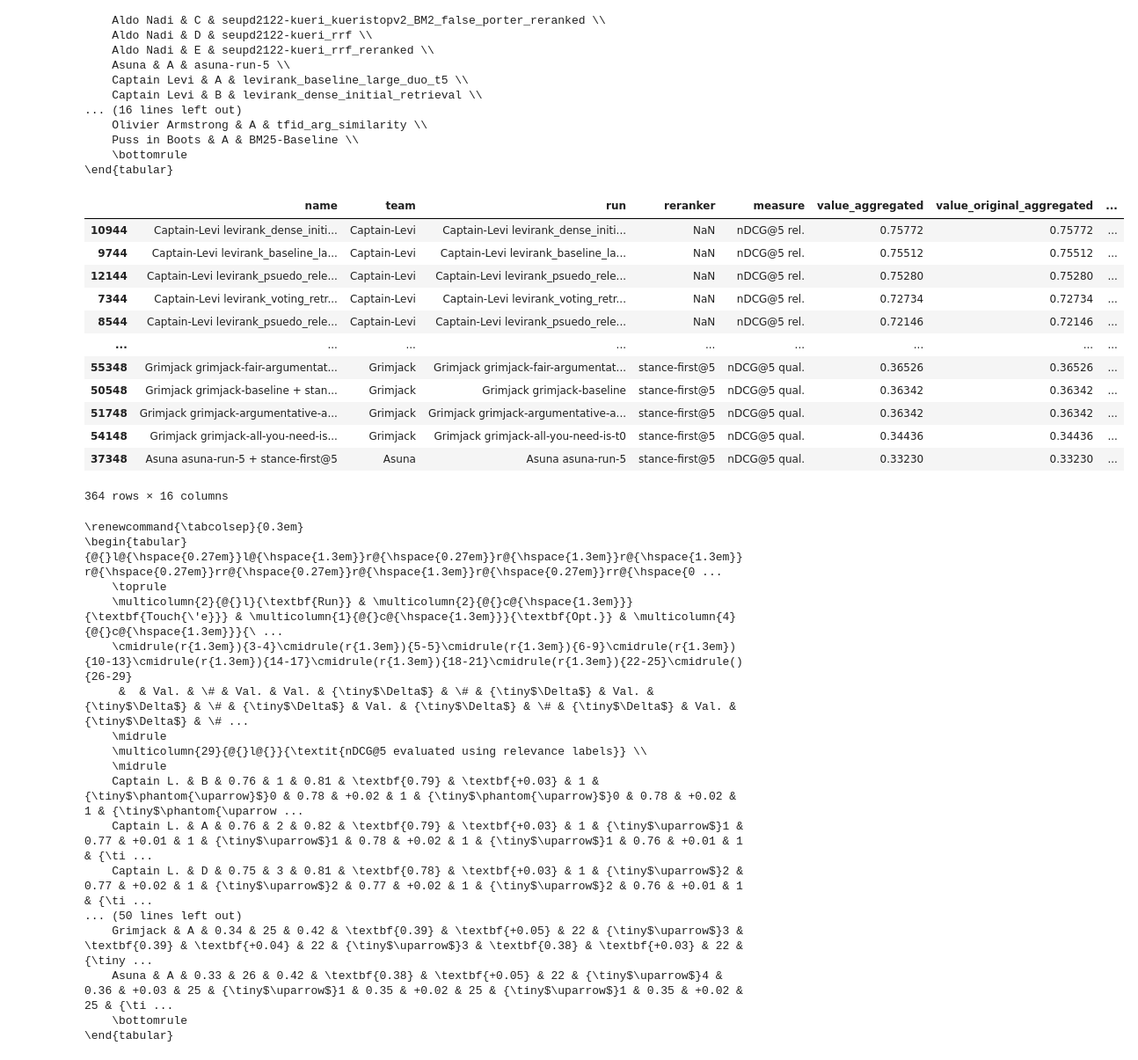
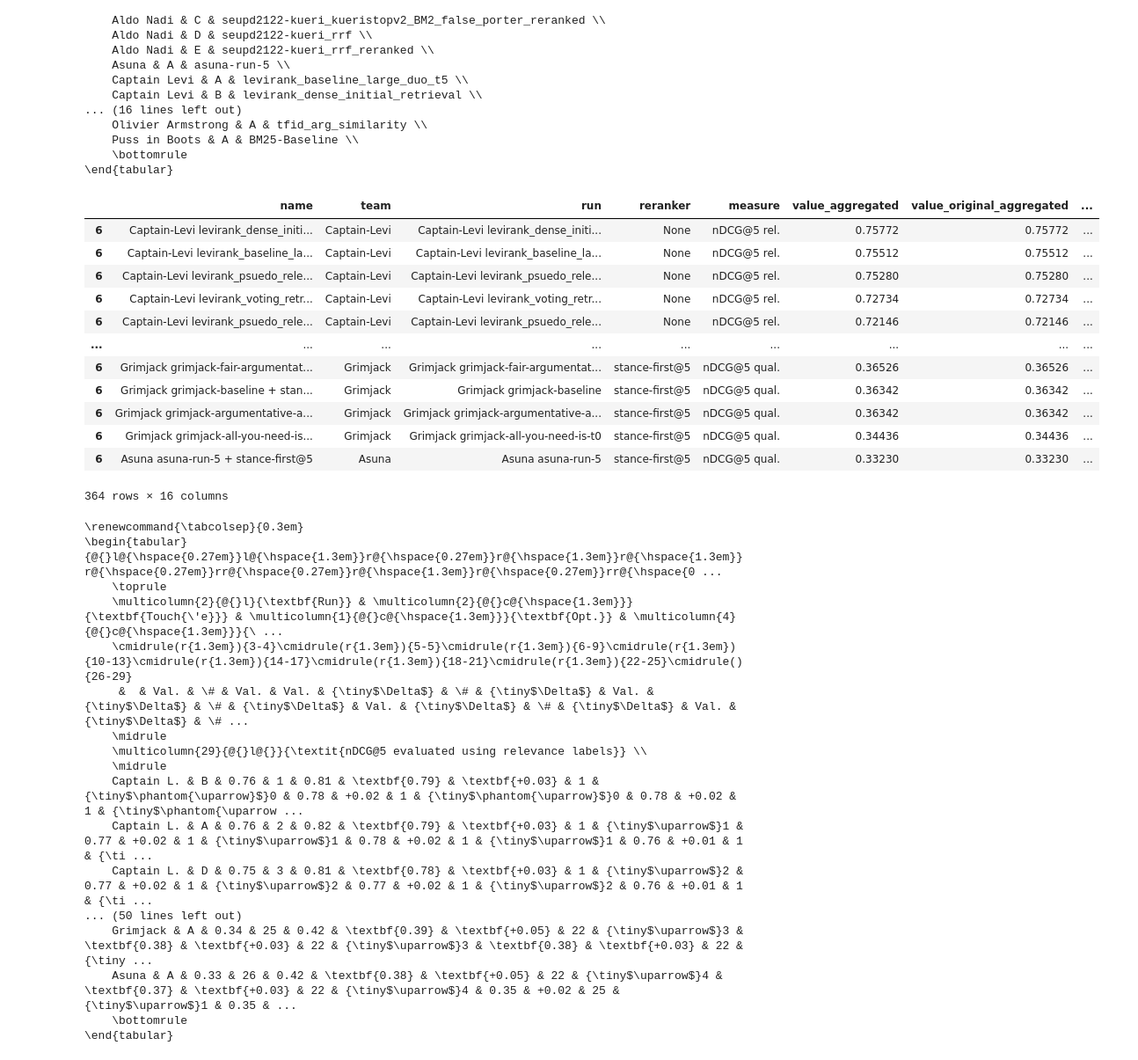
Before and after one commit to webis-de/argmining23-stance-aware-re-ranking, a Jupyter notebook: notebooks/evaluation_reranking.ipynb, the cells around one changed output. Shown at 88% size. Cells and saved outputs as stored; diff of their text form; code cells hidden in the pictures.

```diff
--- a/notebooks/evaluation_reranking.ipynb
+++ b/notebooks/evaluation_reranking.ipynb
@@ -33,7 +32,7 @@ def target_f1(name: str) -> float:
 df: DataFrame = read_csv("../data/metrics-reranking.csv")
 
 # Remove duplicate runs.
-df = df.groupby(["name", "qid"], dropna=False, sort=False).aggregate("first").reset_index()
+# df = df.groupby(["name", "qid"], dropna=False, sort=False).aggregate("first").reset_index()
 
 # Pivot measures into column values.
 df = concat([
@@ -84,12 +83,16 @@ df = df.merge(
     suffixes=("", "_optimal_quality"),
 )
 # df = df[df["reranker"] != "optimal-quality@5"]
-df.loc[df["measure"] == "nDCG@5 rel.", "value_optimal"] = df.loc[df["measure"] == "nDCG@5 rel.", "value_optimal_relevance"]
-df.loc[df["measure"] == "nDCG@5 rel.", "value_optimal_aggregated"] = df.loc[df["measure"] == "nDCG@5 rel.", "value_aggregated_optimal_relevance"]
+df.loc[df["measure"] == "nDCG@5 rel.", "value_optimal"] = df.loc[
+    df["measure"] == "nDCG@5 rel.", "value_optimal_relevance"]
+df.loc[df["measure"] == "nDCG@5 rel.", "value_optimal_aggregated"] = df.loc[
+    df["measure"] == "nDCG@5 rel.", "value_aggregated_optimal_relevance"]
 del df["value_optimal_relevance"]
 del df["value_aggregated_optimal_relevance"]
-df.loc[df["measure"] == "nDCG@5 qual.", "value_optimal"] = df.loc[df["measure"] == "nDCG@5 qual.", "value_optimal_quality"]
-df.loc[df["measure"] == "nDCG@5 qual.", "value_optimal_aggregated"] = df.loc[df["measure"] == "nDCG@5 qual.", "value_aggregated_optimal_quality"]
+df.loc[df["measure"] == "nDCG@5 qual.", "value_optimal"] = df.loc[
+    df["measure"] == "nDCG@5 qual.", "value_optimal_quality"]
+df.loc[df["measure"] == "nDCG@5 qual.", "value_optimal_aggregated"] = df.loc[
+    df["measure"] == "nDCG@5 qual.", "value_aggregated_optimal_quality"]
 del df["value_optimal_quality"]
 del df["value_aggregated_optimal_quality"]
 df
@@ -202,7 +205,7 @@ rerankers_table = {
     "gpt3-tsv + stance-first@5": r"GPT-3~{\tiny(\fone=\,0.49)}",
     "google/flan-t5-base@5 + stance-first@5": r"Flan-T5~{\tiny(\fone=\,0.39)}",
     "roberta-csv + stance-first@5": r"\kern-0.25em RoBERTa~{\tiny(\fone=\,0.34)}\kern-0.25em",
-    "stance-first@5": r"Orig.~{\tiny(\fone<\,0.36)}",
+    "stance-first@5": r"Orig.~{\tiny(\fone<\,0.32)}",
 }
 correction_n = len(rerankers_table) + 1
 
@@ -229,7 +232,14 @@ def table_row(df: DataFrame, measure_name: str, run: str, reranker: str) -> Seri
     else:
         df_reranked = df_reranked[df_reranked["reranker"] == reranker]
 
-    df_originals = df[df["reranker"].isna()].sort_values("run").sort_values("value_aggregated", ascending=not measure["maximize"])
+    df_reranked = df_reranked.groupby("qid", dropna=False, sort=False).aggregate({
+        column: "mean" if column.startswith("value") else "first"
+        for column in df_reranked.columns
+        if column != "qid"
+    }).reset_index()
+
+    df_originals = df[df["reranker"].isna()].sort_values("run").sort_values("value_aggregated",
+                                                                            ascending=not measure["maximize"])
     run_ranks_original = {run: i + 1 for i, run in enumerate(df_originals["run"].unique())}
     run_rank_original = run_ranks_original[run]
     df_leaderboard = concat([
@@ -260,44 +270,44 @@ def table_row(df: DataFrame, measure_name: str, run: str, reranker: str) -> Seri
         "value_aggregated", "value_original_aggregated", "value_optimal_aggregated"
     ]].iloc[0]
     res["run_rank"] = run_rank
     res["run_rank_original"] = run_rank_original
     res["reranker_index"] = reranker_index[reranker]
     res["p_value"] = stats["p-val"].iloc[0]
     res["p_value_corrected"] = stats["p-val"].iloc[0] * correction_n
     res["ci95_low"] = stats["CI95%"].iloc[0][0]
     res["ci95_high"] = stats["CI95%"].iloc[0][1]
     res["cohen_d"] = stats["cohen-d"].iloc[0]
     return res
 
 
 df_table = DataFrame([
     table_row(
         df_table_measure,
         measure,
         run,
         reranker,
     )
     for reranker in rerankers_table.keys()
     for measure, df_table_measure in df_table.groupby("measure", dropna=False, sort=False)
     for run in df_table["run"].unique()
 ])
 
 df_table.sort_values(["measure", "reranker_index", "run_rank"], ascending=[False, True, True], inplace=True)
 
 df_table
 # %% [output]
 |  | name | team | run | reranker | measure | value_aggregated | value_original_aggregated | ... |
-| 10944 | Captain-Levi levirank_dense_initi... | Captain-Levi | Captain-Levi levirank_dense_initi... | NaN | nDCG@5 rel. | 0.75772 | 0.75772 | ... |
-| 9744 | Captain-Levi levirank_baseline_la... | Captain-Levi | Captain-Levi levirank_baseline_la... | NaN | nDCG@5 rel. | 0.75512 | 0.75512 | ... |
-| 12144 | Captain-Levi levirank_psuedo_rele... | Captain-Levi | Captain-Levi levirank_psuedo_rele... | NaN | nDCG@5 rel. | 0.75280 | 0.75280 | ... |
-| 7344 | Captain-Levi levirank_voting_retr... | Captain-Levi | Captain-Levi levirank_voting_retr... | NaN | nDCG@5 rel. | 0.72734 | 0.72734 | ... |
-| 8544 | Captain-Levi levirank_psuedo_rele... | Captain-Levi | Captain-Levi levirank_psuedo_rele... | NaN | nDCG@5 rel. | 0.72146 | 0.72146 | ... |
+| 6 | Captain-Levi levirank_dense_initi... | Captain-Levi | Captain-Levi levirank_dense_initi... | None | nDCG@5 rel. | 0.75772 | 0.75772 | ... |
+| 6 | Captain-Levi levirank_baseline_la... | Captain-Levi | Captain-Levi levirank_baseline_la... | None | nDCG@5 rel. | 0.75512 | 0.75512 | ... |
+| 6 | Captain-Levi levirank_psuedo_rele... | Captain-Levi | Captain-Levi levirank_psuedo_rele... | None | nDCG@5 rel. | 0.75280 | 0.75280 | ... |
+| 6 | Captain-Levi levirank_voting_retr... | Captain-Levi | Captain-Levi levirank_voting_retr... | None | nDCG@5 rel. | 0.72734 | 0.72734 | ... |
+| 6 | Captain-Levi levirank_psuedo_rele... | Captain-Levi | Captain-Levi levirank_psuedo_rele... | None | nDCG@5 rel. | 0.72146 | 0.72146 | ... |
 | ... | ... | ... | ... | ... | ... | ... | ... | ... |
-| 55348 | Grimjack grimjack-fair-argumentat... | Grimjack | Grimjack grimjack-fair-argumentat... | stance-first@5 | nDCG@5 qual. | 0.36526 | 0.36526 | ... |
-| 50548 | Grimjack grimjack-baseline + stan... | Grimjack | Grimjack grimjack-baseline | stance-first@5 | nDCG@5 qual. | 0.36342 | 0.36342 | ... |
-| 51748 | Grimjack grimjack-argumentative-a... | Grimjack | Grimjack grimjack-argumentative-a... | stance-first@5 | nDCG@5 qual. | 0.36342 | 0.36342 | ... |
-| 54148 | Grimjack grimjack-all-you-need-is... | Grimjack | Grimjack grimjack-all-you-need-is-t0 | stance-first@5 | nDCG@5 qual. | 0.34436 | 0.34436 | ... |
-| 37348 | Asuna asuna-run-5 + stance-first@5 | Asuna | Asuna asuna-run-5 | stance-first@5 | nDCG@5 qual. | 0.33230 | 0.33230 | ... |
+| 6 | Grimjack grimjack-fair-argumentat... | Grimjack | Grimjack grimjack-fair-argumentat... | stance-first@5 | nDCG@5 qual. | 0.36526 | 0.36526 | ... |
+| 6 | Grimjack grimjack-baseline + stan... | Grimjack | Grimjack grimjack-baseline | stance-first@5 | nDCG@5 qual. | 0.36342 | 0.36342 | ... |
+| 6 | Grimjack grimjack-argumentative-a... | Grimjack | Grimjack grimjack-argumentative-a... | stance-first@5 | nDCG@5 qual. | 0.36342 | 0.36342 | ... |
+| 6 | Grimjack grimjack-all-you-need-is... | Grimjack | Grimjack grimjack-all-you-need-is-t0 | stance-first@5 | nDCG@5 qual. | 0.34436 | 0.34436 | ... |
+| 6 | Asuna asuna-run-5 + stance-first@5 | Asuna | Asuna asuna-run-5 | stance-first@5 | nDCG@5 qual. | 0.33230 | 0.33230 | ... |
 364 rows × 16 columns
 # %%
 extra_space_em = 1.3
@@ -400,7 +410,8 @@ for i, (measure_name, df_measure) in enumerate(df_table.groupby("measure", dropn
                 parts.append(f"{run_rank_original:.0f}")
                 parts.append(f"{value_optimal_aggregated:.2f}")
             else:
-                hidden = "Original" in rerankers_table[reranker] and df_reranker["team"].iloc[0] in ("Aldo-Nadi", "Captain-Tempesta")
+                hidden = "Original" in rerankers_table[reranker] and df_reranker["team"].iloc[0] in (
+                "Aldo-Nadi", "Captain-Tempesta")
                 val_str = f"{value_aggregated:.2f}"
                 if df_reranker["p_value_corrected"].iloc[0] < 0.05:
                     val_str = r"\textbf{" + val_str + r"}"
@@ -420,7 +431,7 @@ for i, (measure_name, df_measure) in enumerate(df_table.groupby("measure", dropn
                 rank_diff_str = f"{rank_worse if run_rank_difference > 0 else rank_better if run_rank_difference < 0 else rank_equal}{abs(run_rank_difference):.0f}"
                 if hidden:
                     rank_diff_str = r"\hidden{" + rank_diff_str + r"}"
-                parts.append(rank_diff_str                                 )
+                parts.append(rank_diff_str)
         print("    " + " & ".join(parts) + r" \\")
 
 print(r"    \bottomrule")
@@ -436,11 +447,11 @@ print(r"\end{tabular}")
     \multicolumn{29}{@{}l@{}}{\textit{nDCG@5 evaluated using relevance labels}} \\
     \midrule
     Captain L. & B & 0.76 & 1 & 0.81 & \textbf{0.79} & \textbf{+0.03} & 1 & {\tiny$\phantom{\uparrow}$}0 & 0.78 & +0.02 & 1 & {\tiny$\phantom{\uparrow}$}0 & 0.78 & +0.02 & 1 & {\tiny$\phantom{\uparrow ...
-    Captain L. & A & 0.76 & 2 & 0.82 & \textbf{0.79} & \textbf{+0.03} & 1 & {\tiny$\uparrow$}1 & 0.77 & +0.01 & 1 & {\tiny$\uparrow$}1 & 0.78 & +0.02 & 1 & {\tiny$\uparrow$}1 & 0.76 & +0.01 & 1 & {\ti ...
+    Captain L. & A & 0.76 & 2 & 0.82 & \textbf{0.79} & \textbf{+0.03} & 1 & {\tiny$\uparrow$}1 & 0.77 & +0.02 & 1 & {\tiny$\uparrow$}1 & 0.78 & +0.02 & 1 & {\tiny$\uparrow$}1 & 0.76 & +0.01 & 1 & {\ti ...
     Captain L. & D & 0.75 & 3 & 0.81 & \textbf{0.78} & \textbf{+0.03} & 1 & {\tiny$\uparrow$}2 & 0.77 & +0.02 & 1 & {\tiny$\uparrow$}2 & 0.77 & +0.02 & 1 & {\tiny$\uparrow$}2 & 0.76 & +0.01 & 1 & {\ti ...
 ... (50 lines left out)
-    Grimjack & A & 0.34 & 25 & 0.42 & \textbf{0.39} & \textbf{+0.05} & 22 & {\tiny$\uparrow$}3 & \textbf{0.39} & \textbf{+0.04} & 22 & {\tiny$\uparrow$}3 & \textbf{0.38} & \textbf{+0.03} & 22 & {\tiny ...
-    Asuna & A & 0.33 & 26 & 0.42 & \textbf{0.38} & \textbf{+0.05} & 22 & {\tiny$\uparrow$}4 & 0.36 & +0.03 & 25 & {\tiny$\uparrow$}1 & 0.35 & +0.02 & 25 & {\tiny$\uparrow$}1 & 0.35 & +0.02 & 25 & {\ti ...
+    Grimjack & A & 0.34 & 25 & 0.42 & \textbf{0.39} & \textbf{+0.05} & 22 & {\tiny$\uparrow$}3 & \textbf{0.38} & \textbf{+0.03} & 22 & {\tiny$\uparrow$}3 & \textbf{0.38} & \textbf{+0.03} & 22 & {\tiny ...
+    Asuna & A & 0.33 & 26 & 0.42 & \textbf{0.38} & \textbf{+0.05} & 22 & {\tiny$\uparrow$}4 & \textbf{0.37} & \textbf{+0.03} & 22 & {\tiny$\uparrow$}4 & 0.35 & +0.02 & 25 & {\tiny$\uparrow$}1 & 0.35 & ...
     \bottomrule
 \end{tabular}
 # %%
```
Also changed, not shown: parts of 8 cells of this notebook, 4 other files.
